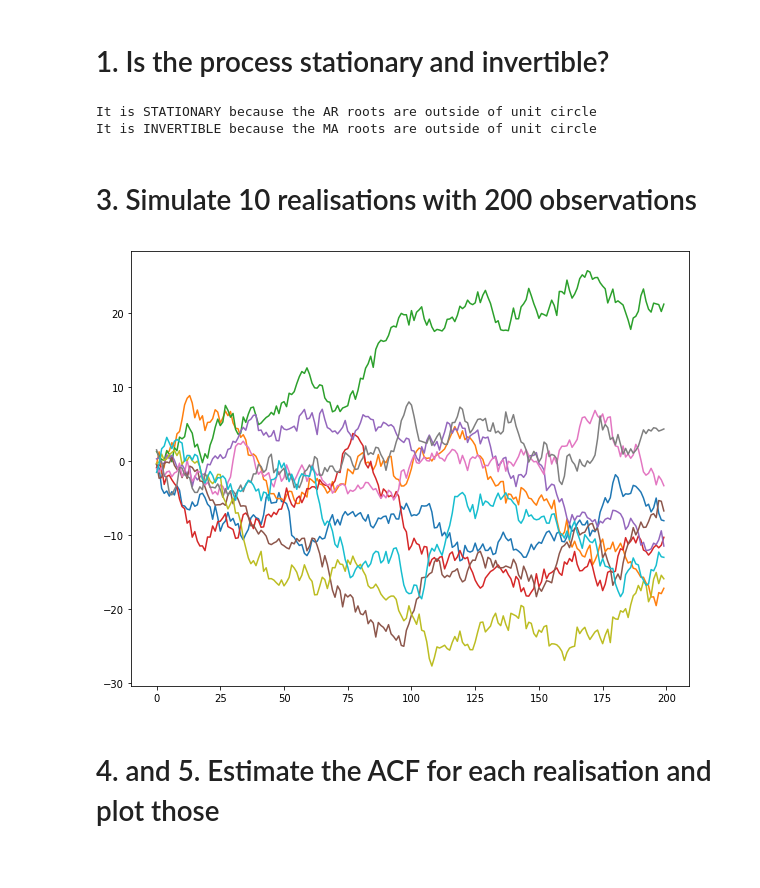
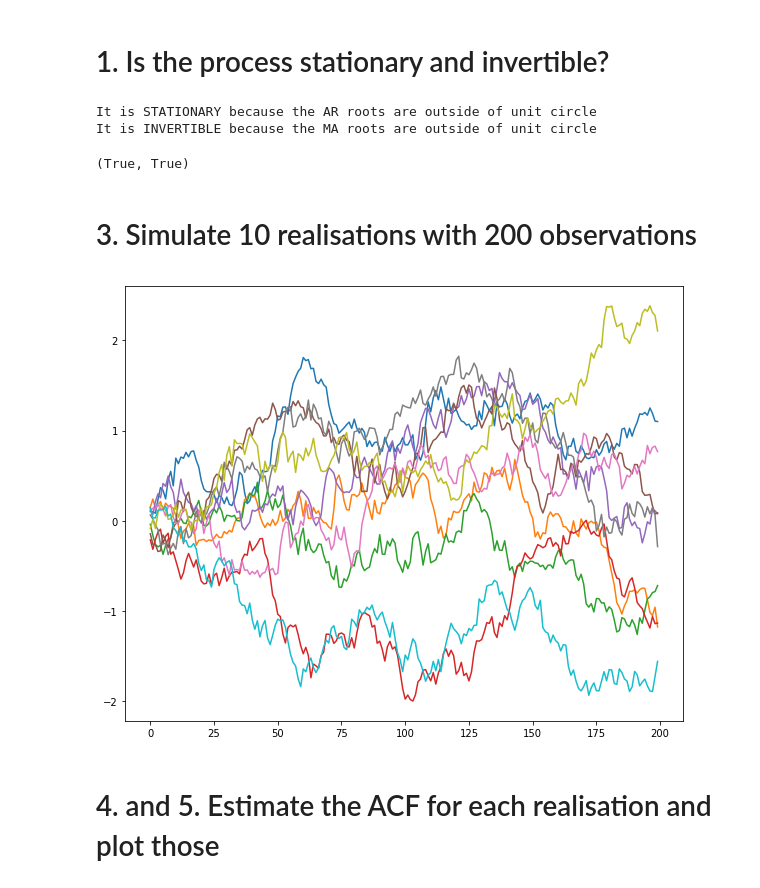
Before and after one commit to eyyupoglu/time-series-2, a Jupyter notebook: Question 2.1.ipynb, the cells around one changed output. Cells and saved outputs as stored; diff of their text form; code cells hidden in the pictures.

```diff
--- a/Question 2.1.ipynb
+++ b/Question 2.1.ipynb
@@ -8,41 +10,56 @@ import numpy as np
 nSample = 200
 ar = np.array([-0.8, -0.1]) # Auto Regresive parameters
 ma = np.array([ 0.8])    # Moving Average parameters
-arroots = np.polynomial.Polynomial(np.r_[1, ar]).roots()
-maroots = np.polynomial.Polynomial(np.r_[1, ma]).roots()
-if np.all(np.abs(arroots) > 1.0):
-    print('It is STATIONARY because the AR roots are outside of unit circle')
-else:
-    print('It is NOT STATIONARY because AR the roots are inside of unit circle')
-if np.all(np.abs(maroots) > 1.0):
-    print('It is INVERTIBLE because the MA roots are outside of unit circle')
-else:
-    print('It is NOT INVERTIBLE because MA the roots are inside of unit circle')
+
+
+def isStationary(ar):
+    arroots = np.polynomial.Polynomial(np.r_[1, ar]).roots()
+    if np.all(np.abs(arroots) > 1.0):
+        print('It is STATIONARY because the AR roots are outside of unit circle')
+        return np.all(np.abs(arroots) > 1.0)
+    else:
+        print('It is NOT STATIONARY because AR the roots are inside of unit circle')
+        return np.all(np.abs(arroots) > 1.0)
+
+def isInvertible(ma):
+    maroots = np.polynomial.Polynomial(np.r_[1, ma]).roots()
+    if np.all(np.abs(maroots) > 1.0):
+        print('It is INVERTIBLE because the MA roots are outside of unit circle')
+        return np.all(np.abs(maroots) > 1.0)
+    else:
+        print('It is NOT INVERTIBLE because MA the roots are inside of unit circle')
+        return np.all(np.abs(maroots) > 1.0)
+isStationary(ar), isInvertible(ma)
 # %% [output]
 It is STATIONARY because the AR roots are outside of unit circle
 It is INVERTIBLE because the MA roots are outside of unit circle
+(True, True)
 # %% [markdown]
 # 3. Simulate 10 realisations with 200 observations
 # %%
 from statsmodels.tsa.stattools import acf, pacf
-import matplotlib.pyplot as plt
-%matplotlib inline
-from statsmodels.graphics.tsaplots import plot_acf
+
+from statsmodels.graphics.tsaplots import plot_acf, _plot_corr, _prepare_data_corr_plot
+from statsmodels.graphics import utils
 from statsmodels.graphics.tsaplots import plot_pacf
 plt.figure(figsize=(10, 8))
 
 acfs = []
+acfs_confs = []
 pacfs = []
+pacfs_confs = []
 for i in range(10):
     dParam = 1                  # Integrated parameter
-    sim1 = simArima(ar = ar, d = dParam, ma = ma, n = nSample)
+    sim1 = simArima(ar = ar, d = dParam, ma = ma, n = nSample, sigma = 0.1)
 
     acfs.append(acf(sim1, nlags=25, alpha=0.95)[0])
+    acfs_confs.append(acf(sim1, nlags=25, alpha=0.95)[1])
     pacfs.append(pacf(sim1, nlags=25, alpha=0.95)[0])
+    pacfs_confs.append(pacf(sim1, nlags=25, alpha=0.95)[1])
     plt.plot(sim1)
 plt.show()
 # %% [output]
-[figure, old version]
+[figure, new version]
 # %% [markdown]
 # 4. and 5. Estimate the ACF for each realisation and plot those
 # %%
```
Also changed, not shown: parts of 9 cells of this notebook, 17 other files.
